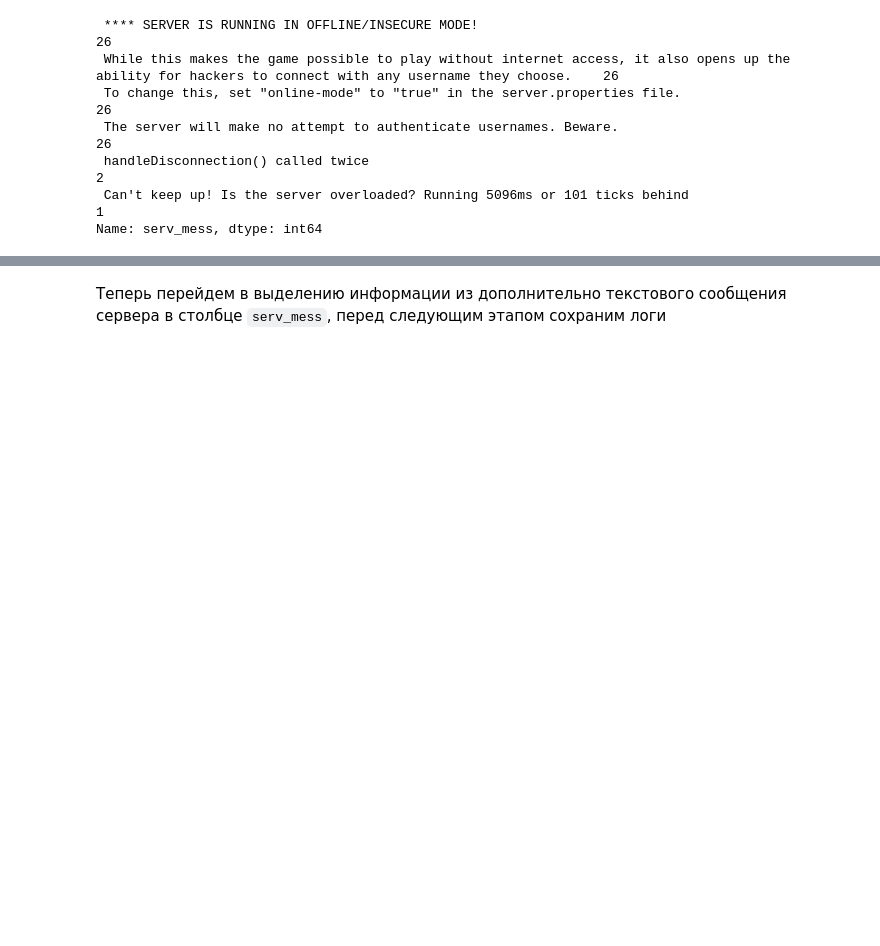
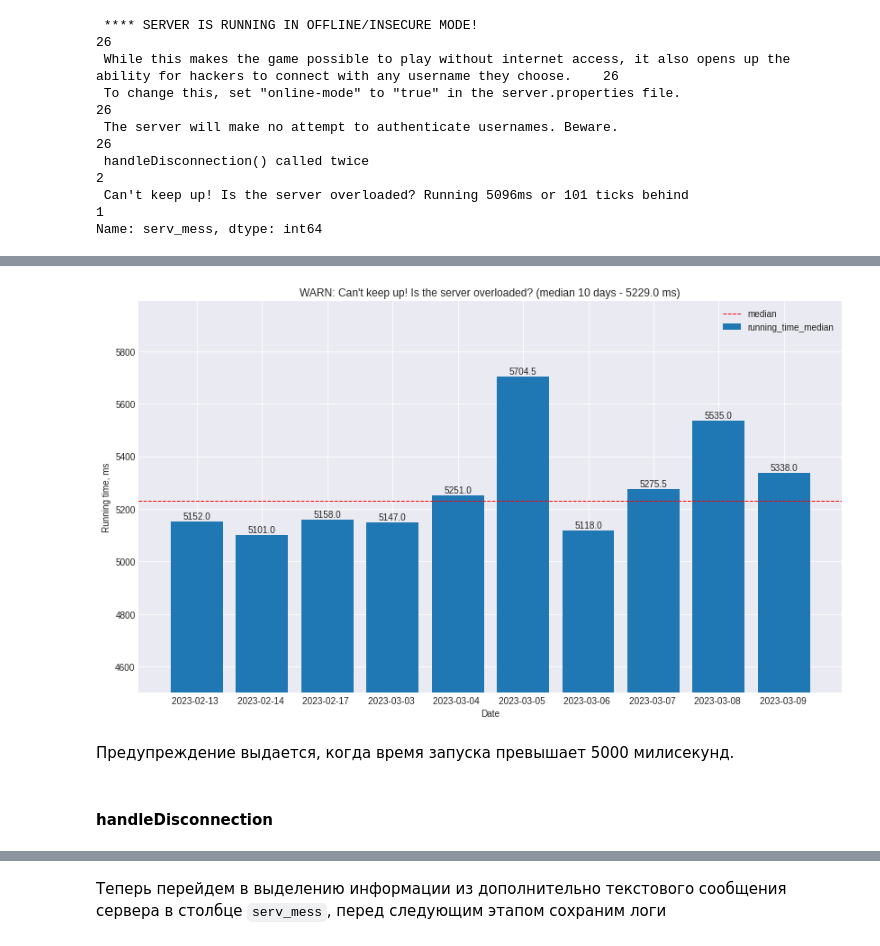
Before and after one commit to vi-bo/minecraft_log, a Jupyter notebook: minecraft_logs_night.ipynb, the cells around one changed output, grey strips where cells are left out. Drawn from its saved outputs; the diff is of its cells as text; code cells hidden in the pictures; blank space fills up the shorter version.

```diff
--- a/minecraft_logs_night.ipynb
+++ b/minecraft_logs_night.ipynb
@@ -1879,0 +1910,3 @@ Name: serv_mess, dtype: int64
+# %%
+plot_df['running_time'] = plot_df['serv_mess'].map(lambda x: x.split()[8][:-2])
+plot_df
@@ -1879,0 +1931,3 @@ Name: serv_mess, dtype: int64
+# %%
+# vibo: приведем новый столбец к int
+plot_df['running_time'] = plot_df['running_time'].astype(int)
@@ -1879,0 +1960,3 @@ Name: serv_mess, dtype: int64
+# %%
+med_running = plot_df['running_time'].describe()['50%']
+med_running
@@ -1879,0 +1980,3 @@ Name: serv_mess, dtype: int64
+# %%
+plot_df = plot_df[['date', 'running_time']].groupby(['date'])['running_time'].agg('median').to_frame(name='running_time_median').reset_index()
+plot_df
@@ -1879,0 +1995,29 @@ Name: serv_mess, dtype: int64
+# %%
+# vibo: data
+groups_x = plot_df['date'].values
+values_y = plot_df['running_time_median'].values
+
+# vibo: bar chart whith total value labels
+# vibo: здесь можно поиграться с номером темы (0-27)
+plot_style = 16
+with plt.style.context(plt.style.available[plot_style]):
+  fig, ax = plt.subplots(figsize=(14, 8))
+  ax.bar(groups_x, values_y, label = "running_time_median")
+
+  plt.axhline(y=med_running, color='red', linestyle='--', linewidth=1, label='median')
+
+  for i, total in enumerate(values_y):
+    ax.text(i, total + 10, round(values_y[i], 2), ha='center')
+
+  plt.title(f"WARN: Can't keep up! Is the server overloaded? (median {len(groups_x)} days - {med_running} ms)")
+  ax.legend(loc='best')
+  ax.set_xlabel('Date')
+  ax.set_ylim(4500)
+  ax.set_ylabel('Running time, ms')
+  plt.show()
+# %% [output]
+[figure, added]
+# %% [markdown]
+Предупреждение выдается, когда время запуска превышает 5000 милисекунд.
+# %% [markdown]
+#### handleDisconnection
```
Also changed, not shown: parts of 104 cells of this notebook.
